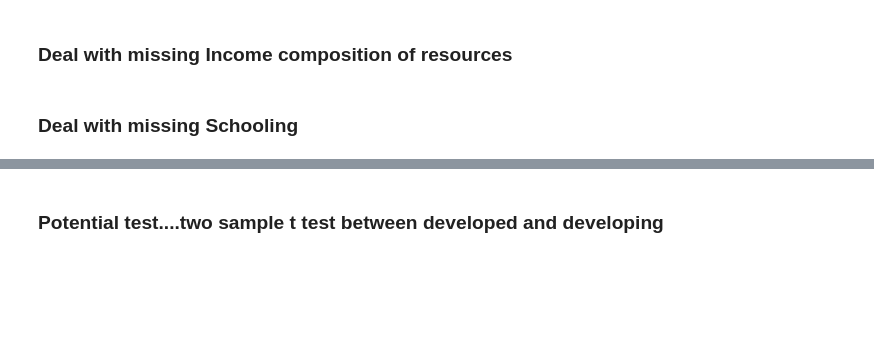
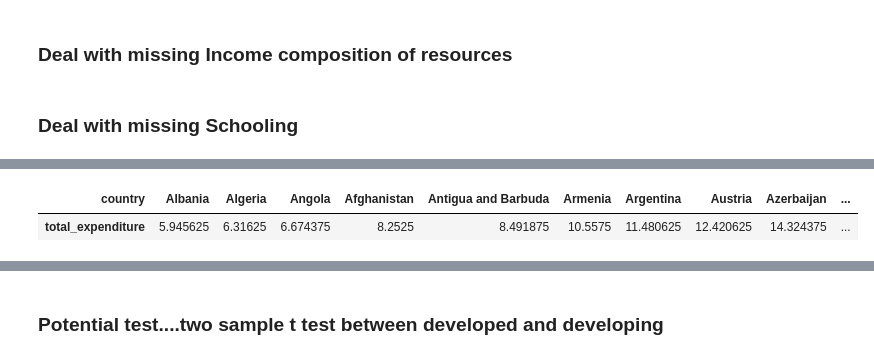
Before and after one commit to bmccabe96/Life_Expectancy_Regression, a Jupyter notebook: Life_Cleaning.ipynb, the cells around one changed output, grey strips where cells are left out. Cells and saved outputs as stored; diff of their text form; code cells hidden in the pictures; blank space fills up the shorter version.

```diff
--- a/Life_Cleaning.ipynb
+++ b/Life_Cleaning.ipynb
@@ -234,0 +312,12 @@ df.diphtheria.isna().sum()
+# %%
+country = df.groupby('country').median()['gdp'].index
+gdp_score = df.groupby('country').median()['gdp']
+country_gdp = list(zip(country, gdp_score))
+country_gdp_dict = dict()
+
+for item in country_gdp:
+    country_gdp_dict[item[0]] = item[1]
+# %%
+missing_gdp_index = df[df.gdp.isna()].country.map(country_gdp_dict).index
+missing_gdp_values = df[df.gdp.isna()].country.map(country_gdp_dict)
+df.loc[missing_gdp_index, 'gdp'] = missing_gdp_index
@@ -244,0 +346,6 @@ df.diphtheria.isna().sum()
+# %%
+tot_exp_df = df.groupby('country').mean()
+pd.DataFrame(tot_exp_df.total_expenditure.sort_values(ascending=True)).T
+# %% [output]
+| country | Albania | Algeria | Angola | Afghanistan | Antigua and Barbuda | Armenia | Argentina | Austria | Azerbaijan | ... |
+| total_expenditure | 5.945625 | 6.31625 | 6.674375 | 8.2525 | 8.491875 | 10.5575 | 11.480625 | 12.420625 | 14.324375 | ... |
```
Also changed, not shown: parts of 19 cells of this notebook.
